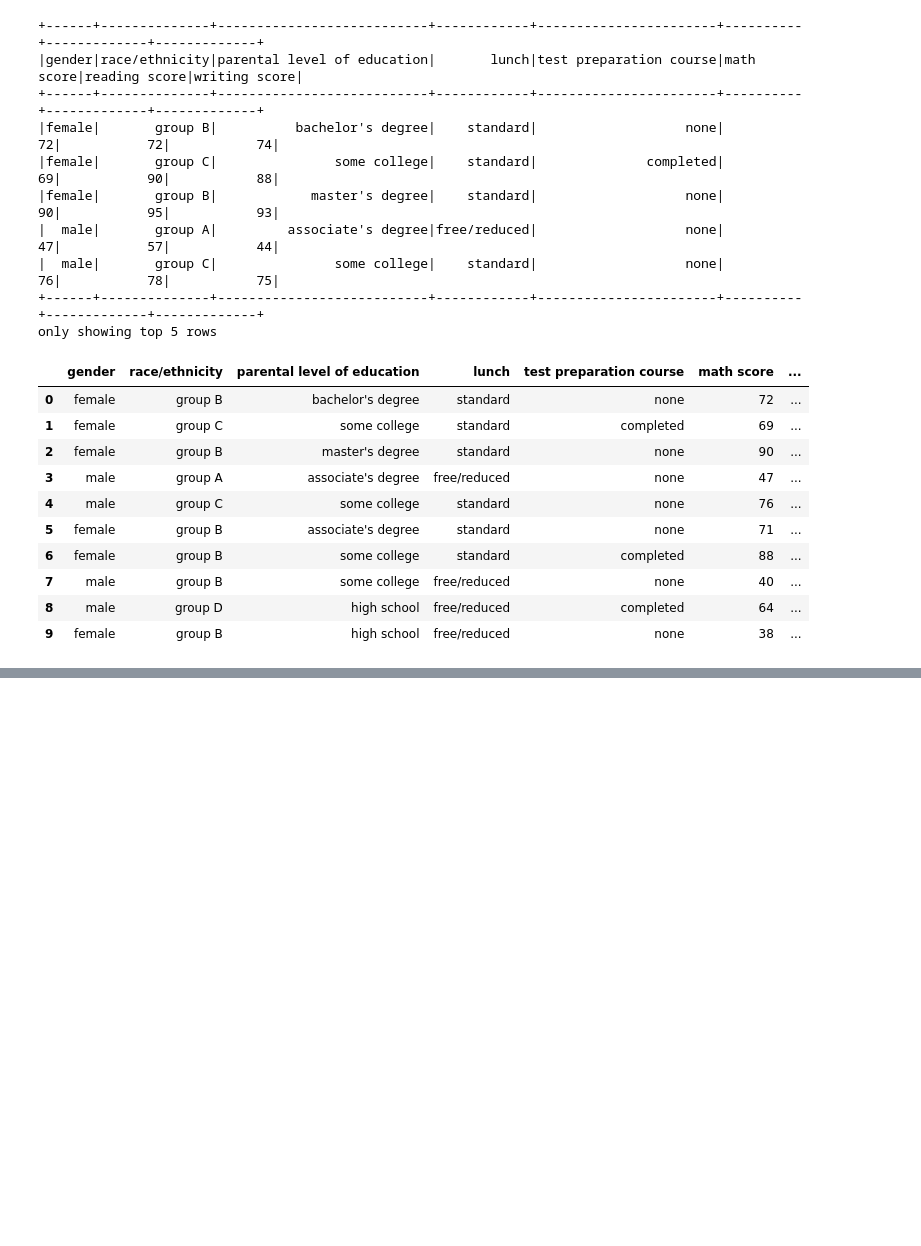
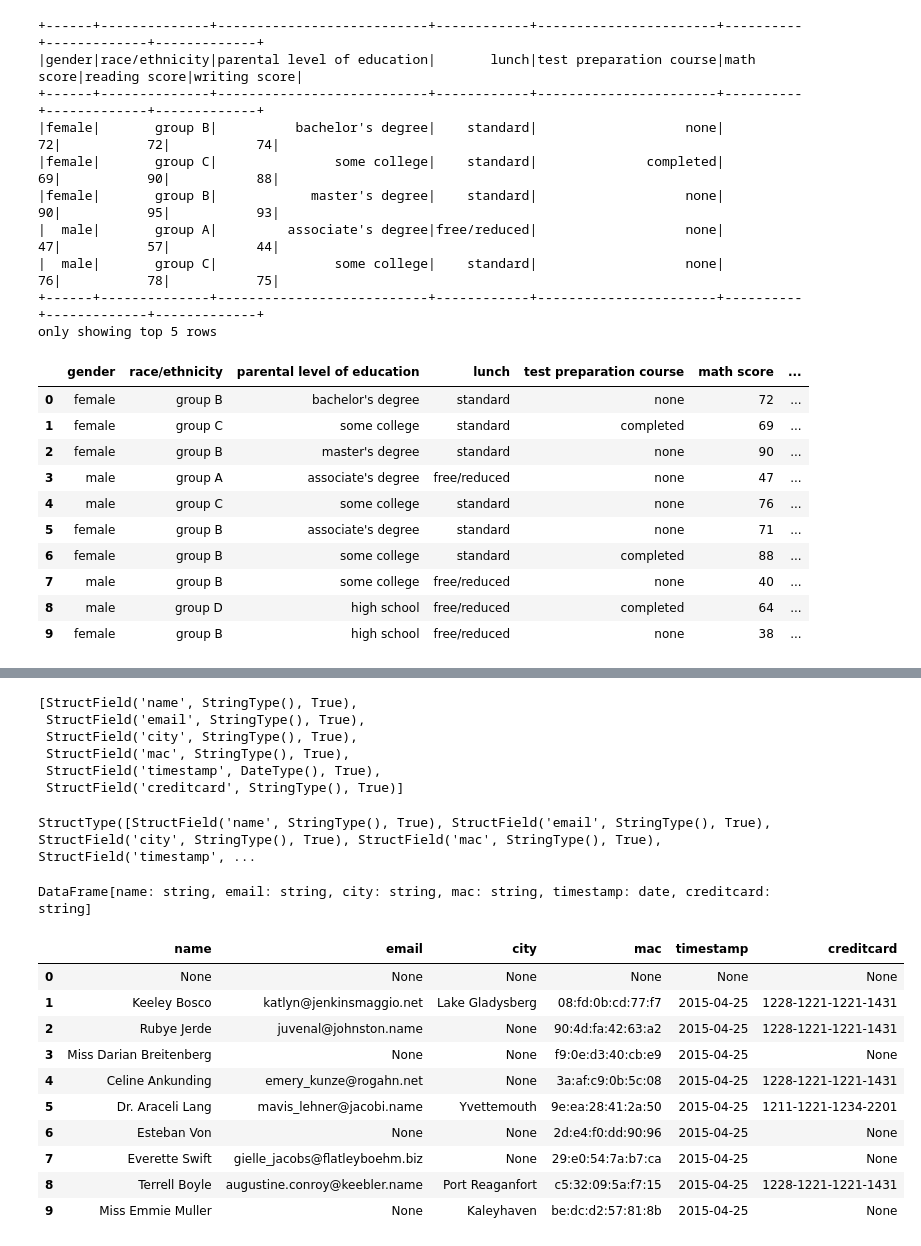
Before and after one commit to sohaildua/PysparkLearning, a Jupyter notebook: Pyspark.ipynb, the cells around one changed output, grey strips where cells are left out. Cells and saved outputs as stored; diff of their text form; code cells hidden in the pictures; blank space fills up the shorter version.

```diff
--- a/Pyspark.ipynb
+++ b/Pyspark.ipynb
@@ -110,0 +164,38 @@ users_1_2.limit(10).toPandas()
+# %%
+data_schema=[StructField("name",StringType(), True),StructField("email",StringType(), True),StructField("city",StringType(), True),
+             StructField("mac",StringType(), True),StructField("timestamp",DateType(), True),StructField("creditcard",StringType(), True)]
+# %%
+data_schema
+# %% [output]
+[StructField('name', StringType(), True),
+ StructField('email', StringType(), True),
+ StructField('city', StringType(), True),
+ StructField('mac', StringType(), True),
+ StructField('timestamp', DateType(), True),
+ StructField('creditcard', StringType(), True)]
+# %%
+final_struc = StructType(fields=data_schema)
+# %%
+final_struc
+# %% [output]
+StructType([StructField('name', StringType(), True), StructField('email', StringType(), True), StructField('city', StringType(), True), StructField('mac', StringType(), True), StructField('timestamp', ...
+# %%
+people_schema = spark.read.json("people.json",schema=final_struc)
+# %%
+people_schema
+# %% [output]
+DataFrame[name: string, email: string, city: string, mac: string, timestamp: date, creditcard: string]
+# %%
+people_schema.limit(10).toPandas()
+# %% [output]
+|  | name | email | city | mac | timestamp | creditcard |
+| 0 | None | None | None | None | None | None |
+| 1 | Keeley Bosco | katlyn@jenkinsmaggio.net | Lake Gladysberg | 08:fd:0b:cd:77:f7 | 2015-04-25 | 1228-1221-1221-1431 |
+| 2 | Rubye Jerde | juvenal@johnston.name | None | 90:4d:fa:42:63:a2 | 2015-04-25 | 1228-1221-1221-1431 |
+| 3 | Miss Darian Breitenberg | None | None | f9:0e:d3:40:cb:e9 | 2015-04-25 | None |
+| 4 | Celine Ankunding | emery_kunze@rogahn.net | None | 3a:af:c9:0b:5c:08 | 2015-04-25 | 1228-1221-1221-1431 |
+| 5 | Dr. Araceli Lang | mavis_lehner@jacobi.name | Yvettemouth | 9e:ea:28:41:2a:50 | 2015-04-25 | 1211-1221-1234-2201 |
+| 6 | Esteban Von | None | None | 2d:e4:f0:dd:90:96 | 2015-04-25 | None |
+| 7 | Everette Swift | gielle_jacobs@flatleyboehm.biz | None | 29:e0:54:7a:b7:ca | 2015-04-25 | None |
+| 8 | Terrell Boyle | augustine.conroy@keebler.name | Port Reaganfort | c5:32:09:5a:f7:15 | 2015-04-25 | 1228-1221-1221-1431 |
+| 9 | Miss Emmie Muller | None | Kaleyhaven | be:dc:d2:57:81:8b | 2015-04-25 | None |
```
Also changed, not shown: parts of 18 cells of this notebook.
